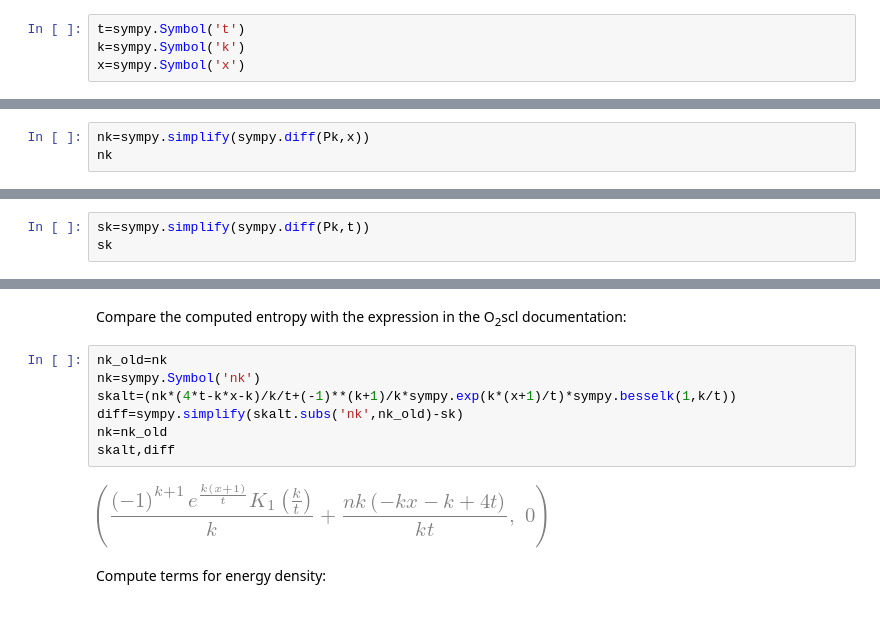
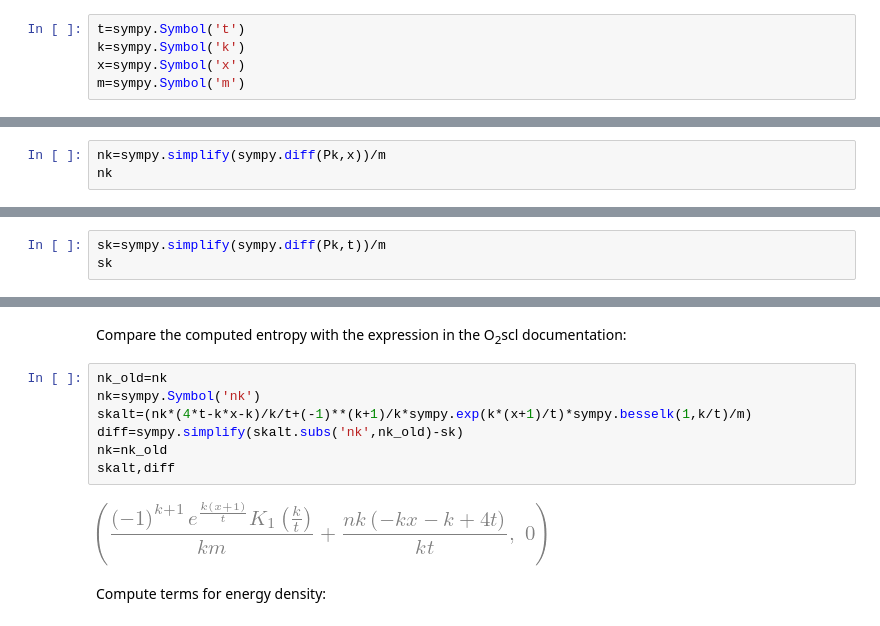
Before and after one commit to awsteiner/o2scl, a Jupyter notebook: doc/o2scl/part/python/fermion.ipynb, the cells around one changed output, grey strips where cells are left out. Saved outputs shown, nothing was run; the diff lists cells and outputs as text.

```diff
--- a/doc/o2scl/part/python/fermion.ipynb
+++ b/doc/o2scl/part/python/fermion.ipynb
@@ -9,6 +9,7 @@ Define symbolic variables:
 t=sympy.Symbol('t')
 k=sympy.Symbol('k')
 x=sympy.Symbol('x')
+m=sympy.Symbol('m')
 # %% [markdown]
 Pressure for particles:
 # %%
@@ -37,6 +38,6 @@ sympy.simplify(Pka3-Pka)
 # %% [markdown]
 Number density for particles:
 # %%
-nk=sympy.simplify(sympy.diff(Pk,x))
+nk=sympy.simplify(sympy.diff(Pk,x))/m
 nk
 # %% [output]
@@ -50,7 +51,7 @@ sympy.simplify(nk/Pk)
 # %% [markdown]
 Compute entropy:
 # %%
-sk=sympy.simplify(sympy.diff(Pk,t))
+sk=sympy.simplify(sympy.diff(Pk,t))/m
 sk
 # %% [output]
 [figure]
@@ -59,12 +60,12 @@ Compare the computed entropy with the expression in the O<sub>2</sub>scl documen
 # %%
 nk_old=nk
 nk=sympy.Symbol('nk')
-skalt=(nk*(4*t-k*x-k)/k/t+(-1)**(k+1)/k*sympy.exp(k*(x+1)/t)*sympy.besselk(1,k/t))
+skalt=(nk*(4*t-k*x-k)/k/t+(-1)**(k+1)/k*sympy.exp(k*(x+1)/t)*sympy.besselk(1,k/t)/m)
 diff=sympy.simplify(skalt.subs('nk',nk_old)-sk)
 nk=nk_old
 skalt,diff
 # %% [output]
-[figure, old version]
+[figure, new version]
 # %% [markdown]
 Compute terms for energy density:
 # %%
```
Also changed, not shown: parts of 14 cells of this notebook, 5 other files.
